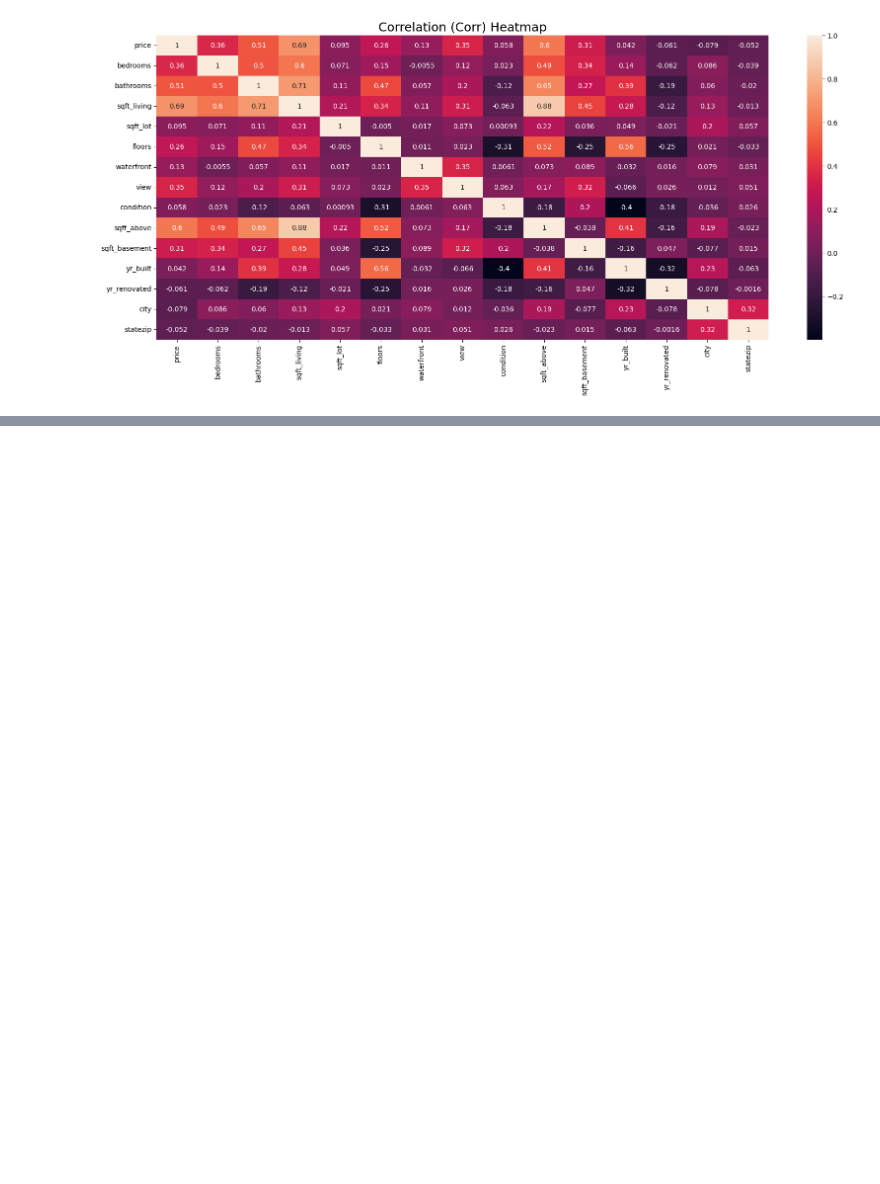
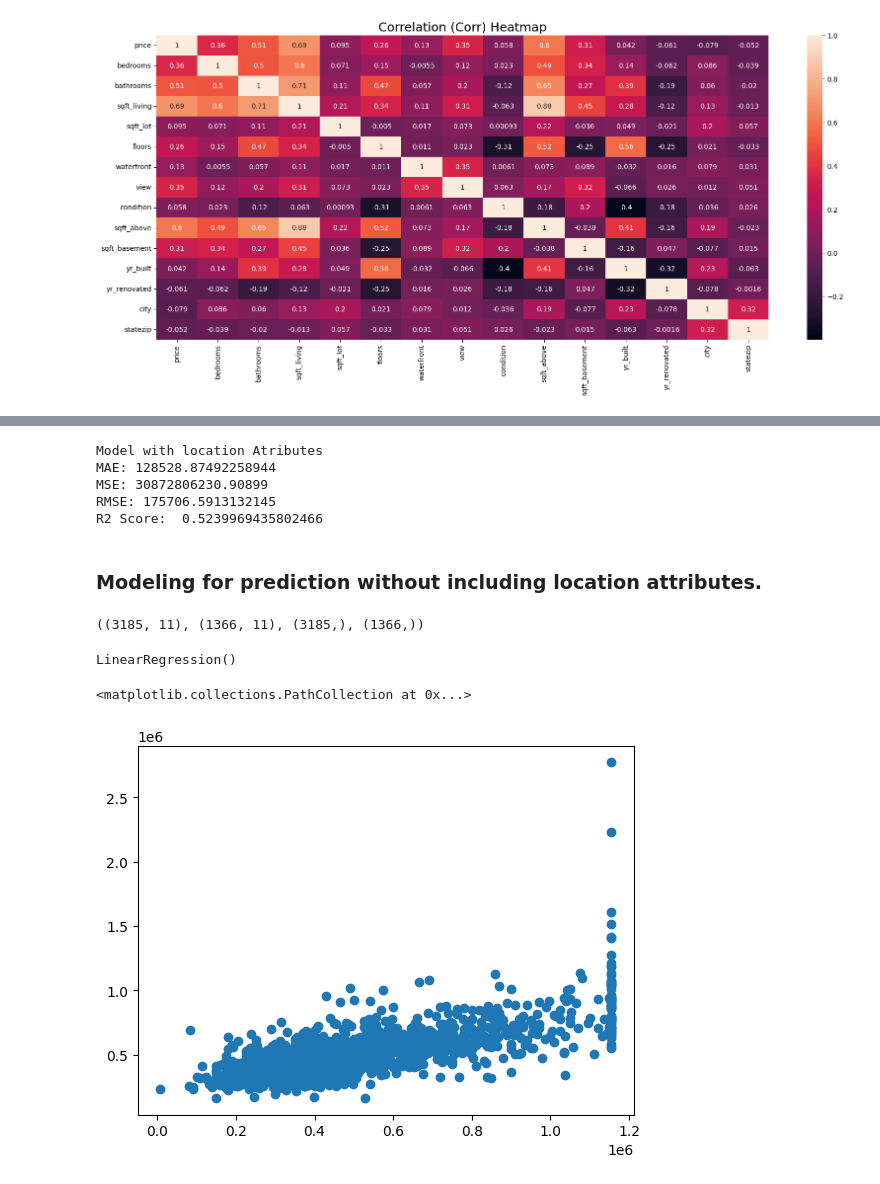
Before and after one commit to MuneefMumthas/CO538-Muneef-22206529, a Jupyter notebook: CO538_CW1_MLProject_Muneef_22206529.ipynb, the cells around one changed output, grey strips where cells are left out. Saved outputs shown, nothing was run; the diff lists cells and outputs as text; code cells hidden in the pictures; blank space fills up the shorter version.

```diff
--- a/CO538_CW1_MLProject_Muneef_22206529.ipynb
+++ b/CO538_CW1_MLProject_Muneef_22206529.ipynb
@@ -453,0 +550,41 @@ plt.show()
+# %%
+from sklearn import metrics
+
+print('Model with location Atributes')
+print('MAE:', metrics.mean_absolute_error(y_test, predictions))
+print('MSE:', metrics.mean_squared_error(y_test, predictions))
+print('RMSE:', np.sqrt(metrics.mean_squared_error(y_test, predictions)))
+print('R2 Score: ', r2_score(y_test, predictions))
+# %% [output]
+Model with location Atributes
+MAE: 128528.87492258944
+MSE: 30872806230.90899
+RMSE: 175706.5913132145
+R2 Score:  0.5239969435802466
+# %% [markdown]
+### Modeling for prediction without including location attributes.
+# %%
+Data_X_Without_Location = df.drop(columns=['price','city', 'statezip'], axis=1)
+
+# split the training and test sets
+from sklearn.model_selection import train_test_split
+
+X_train, X_test, y_train, y_test = train_test_split(Data_X_Without_Location, Data_Y, test_size=0.3, random_state=101)
+# %%
+X_train.shape, X_test.shape, y_train.shape, y_test.shape
+# %% [output]
+((3185, 11), (1366, 11), (3185,), (1366,))
+# %%
+#Fitting the dataset into the model
+from sklearn.linear_model import LinearRegression
+
+lm = LinearRegression()
+lm.fit(X_train, y_train)
+# %% [output]
+LinearRegression()
+# %%
+predictions = lm.predict(X_test)
+plt.scatter(y_test, predictions)
+# %% [output]
+<matplotlib.collections.PathCollection at 0x...>
+[figure, added]
```
Also changed, not shown: parts of 22 cells of this notebook.
